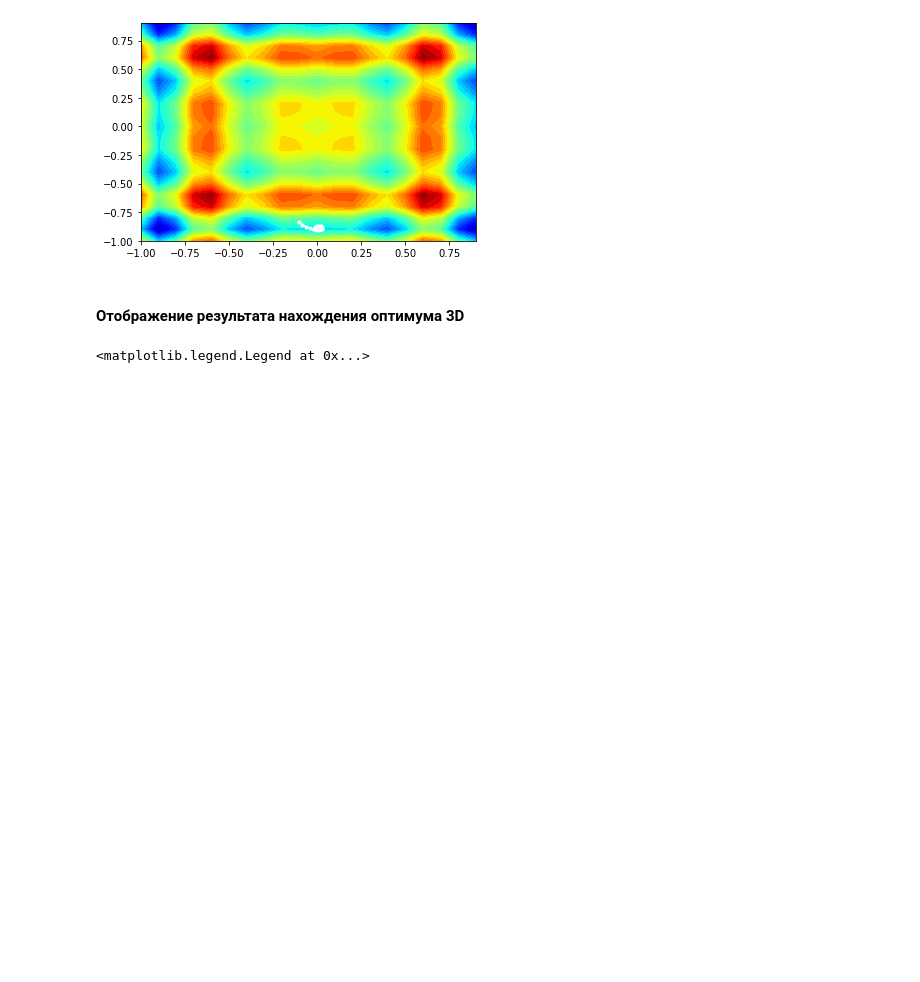
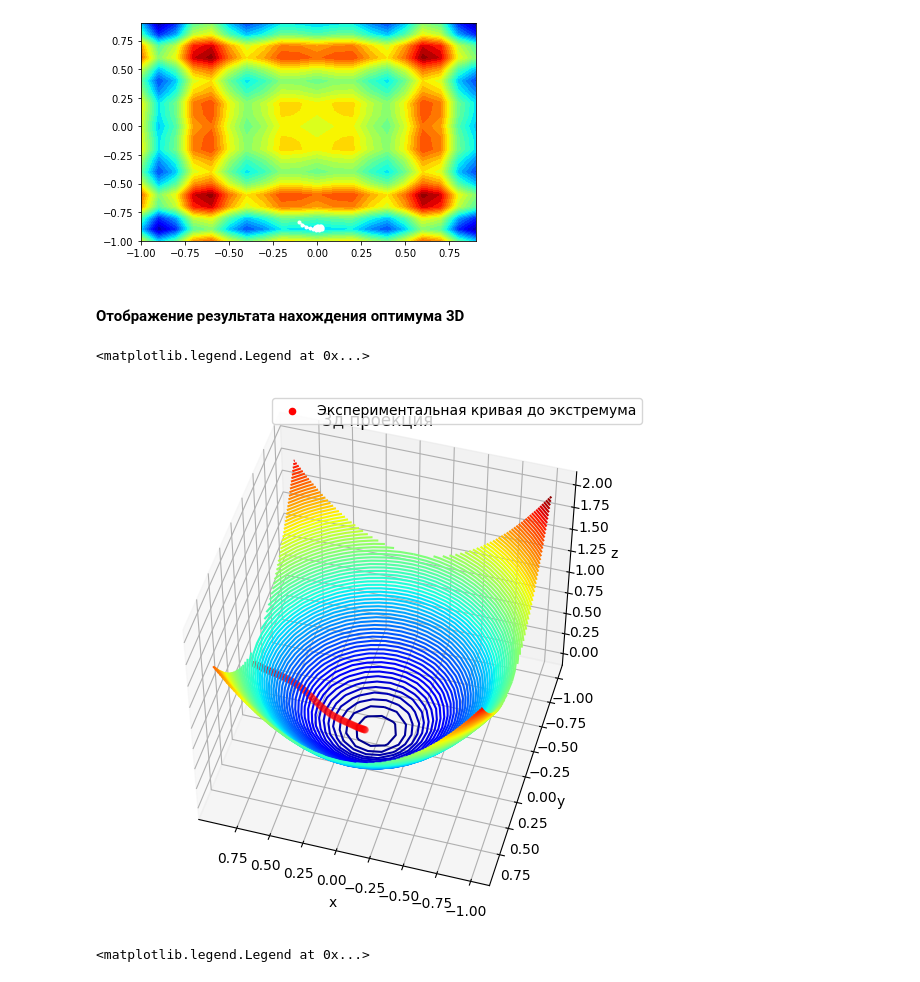
Before and after one commit to patison5/FAIntelligence, a Jupyter notebook: Градиентный_спуск_(классический_менающийся_learning_rate__Adam).ipynb, the cells around one changed output. Cells and saved outputs as stored; diff of their text form; code cells hidden in the pictures; blank space fills up the shorter version.

```diff
--- a/Градиентный_спуск_(классический_менающийся_learning_rate__Adam).ipynb
+++ b/Градиентный_спуск_(классический_менающийся_learning_rate__Adam).ipynb
@@ -232,6 +232,24 @@ plt.show()
 [figure]
 # %% [markdown]
 #### Отображение результата нахождения оптимума 3D
+# %%
+fig = plt.figure(figsize=(7, 7), dpi=100)
+ax = plt.axes(projection='3d')
+ax.contour3D(x, y, results, 80, cmap='jet')
+
+rs = pf(solutions[:, 0], solutions[:, 1])
+ax.scatter(solutions[:, 0], solutions[:, 1], rs, c='red', label="Экспериментальная кривая до экстремума")
+
+ax.view_init(50, 106)
+ax.set_xlabel('x')
+ax.set_ylabel('y')
+ax.set_zlabel('z')
+ax.set_title("3д проекция")
+
+plt.legend()
+# %% [output]
+<matplotlib.legend.Legend at 0x...>
+[figure, added]
 # %%
 fig = plt.figure(figsize=(7, 7), dpi=100)
 ax = plt.axes(projection='3d')
```
